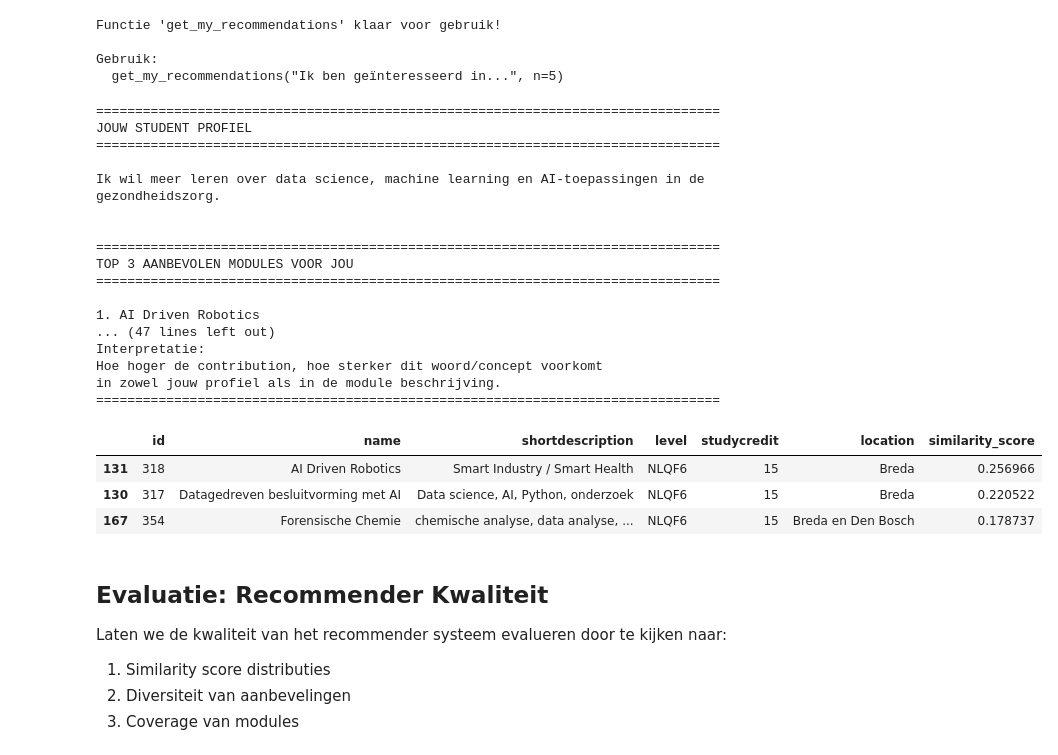
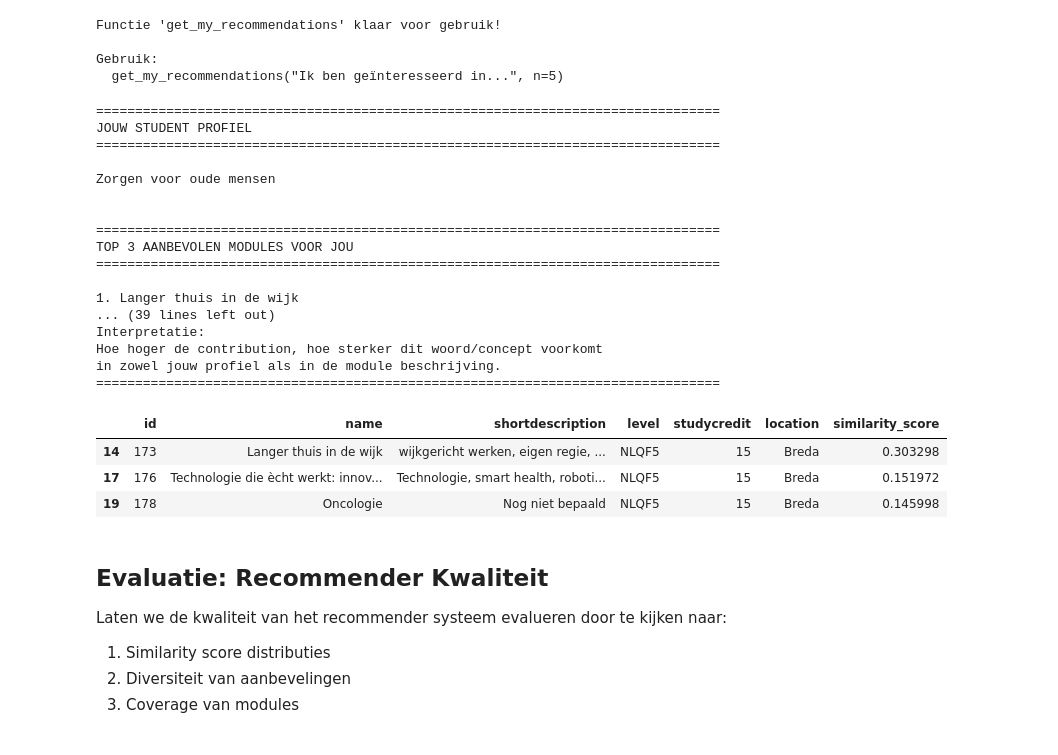
Before and after one commit to BoyanKloosterman/AI-Prototype, a Jupyter notebook: content_based_recommender.ipynb, the cells around one changed output. Drawn from its saved outputs; the diff is of its cells as text; code cells hidden in the pictures.

```diff
--- a/content_based_recommender.ipynb
+++ b/content_based_recommender.ipynb
@@ -664,32 +664,32 @@ Gebruik:
 # %%
 # Test de interactieve functie met een nieuw profiel
 my_profile = """
-Ik wil meer leren over data science.
+Zorgen voor oude mensen
 """
 
 get_my_recommendations(my_profile, n=3, show_explanation=True)
 # %% [output]
 ================================================================================
 JOUW STUDENT PROFIEL
 ================================================================================
 
-Ik wil meer leren over data science, machine learning en AI-toepassingen in de gezondheidszorg.
+Zorgen voor oude mensen
 
 
 ================================================================================
 TOP 3 AANBEVOLEN MODULES VOOR JOU
 ================================================================================
 
-1. AI Driven Robotics
-... (47 lines left out)
+1. Langer thuis in de wijk
+... (39 lines left out)
 Interpretatie:
 Hoe hoger de contribution, hoe sterker dit woord/concept voorkomt
 in zowel jouw profiel als in de module beschrijving.
 ================================================================================
 |  | id | name | shortdescription | level | studycredit | location | similarity_score |
-| 131 | 318 | AI Driven Robotics | Smart Industry / Smart Health | NLQF6 | 15 | Breda | 0.256966 |
-| 130 | 317 | Datagedreven besluitvorming met AI | Data science, AI, Python, onderzoek | NLQF6 | 15 | Breda | 0.220522 |
-| 167 | 354 | Forensische Chemie | chemische analyse, data analyse, ... | NLQF6 | 15 | Breda en Den Bosch | 0.178737 |
+| 14 | 173 | Langer thuis in de wijk | wijkgericht werken, eigen regie, ... | NLQF5 | 15 | Breda | 0.303298 |
+| 17 | 176 | Technologie die ècht werkt: innov... | Technologie, smart health, roboti... | NLQF5 | 15 | Breda | 0.151972 |
+| 19 | 178 | Oncologie | Nog niet bepaald | NLQF5 | 15 | Breda | 0.145998 |
 # %% [markdown]
 ## Evaluatie: Recommender Kwaliteit
 
```
Also changed, not shown: parts of 10 cells of this notebook.
